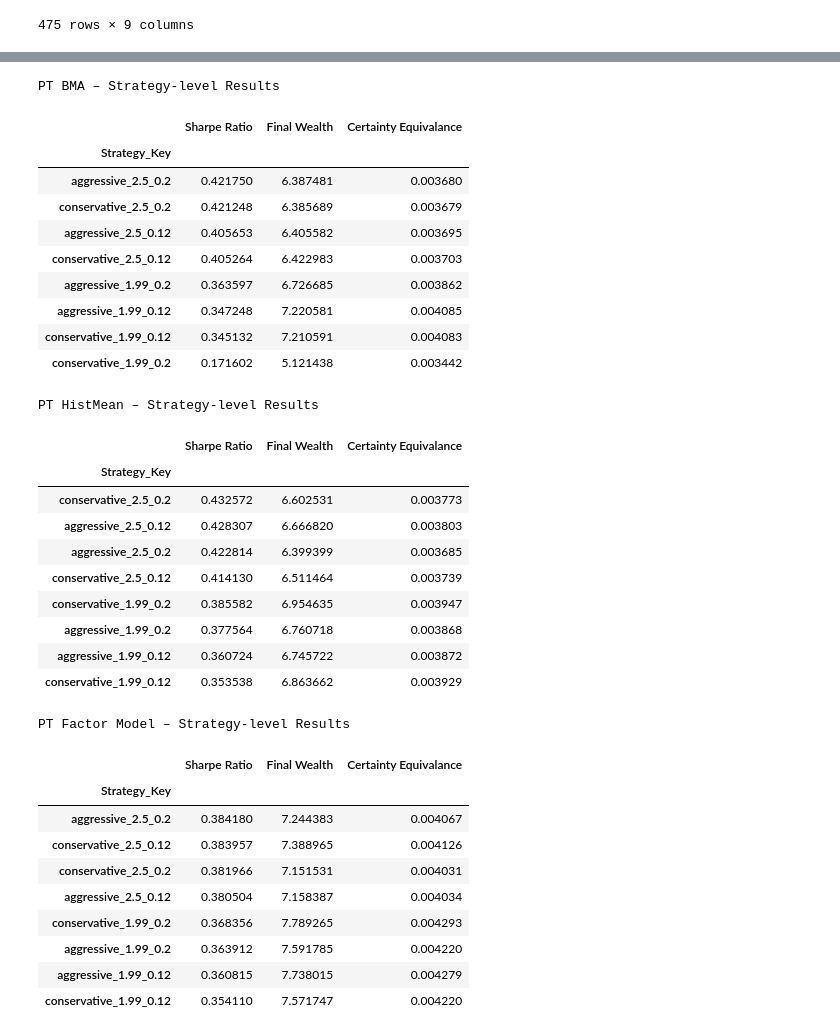
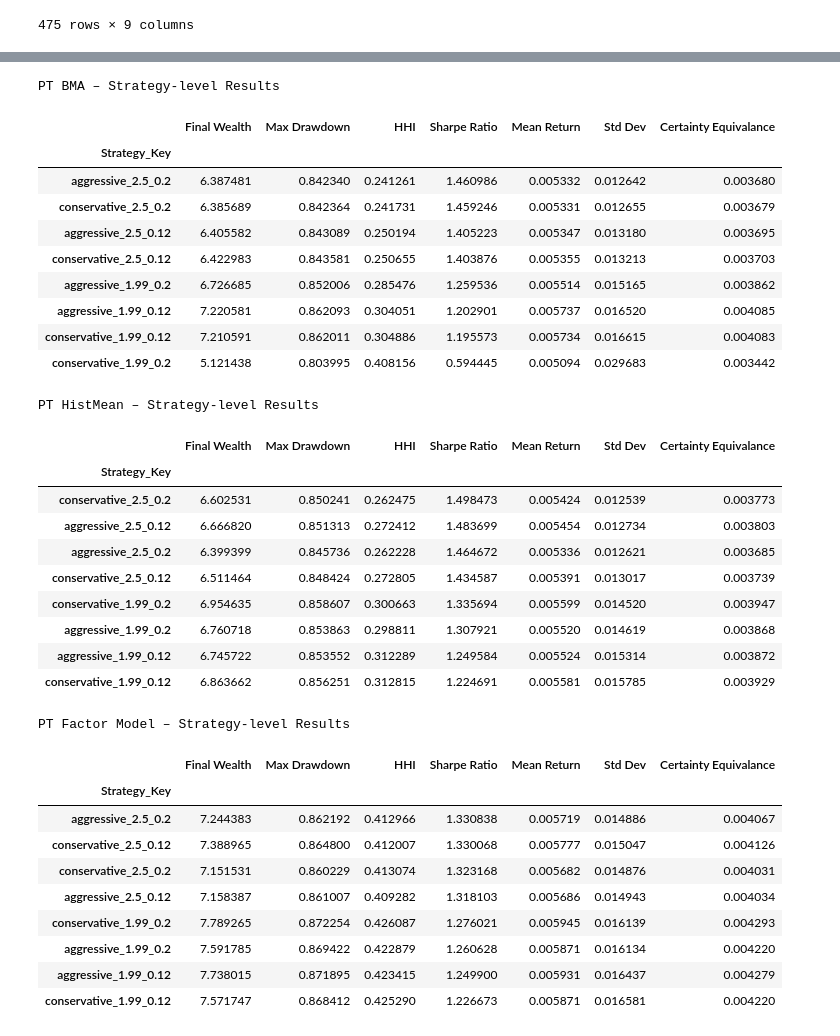
Before and after one commit to CheeseT99/speciale_repo, a Jupyter notebook: jupyternotebooks/results_pt_avg.ipynb, the cells around one changed output, grey strips where cells are left out. Saved outputs shown, nothing was run; the diff lists cells and outputs as text; code cells hidden in the pictures.

Commit message:
Uden certainty equivalance ting

```diff
--- a/jupyternotebooks/results_pt_avg.ipynb
+++ b/jupyternotebooks/results_pt_avg.ipynb
@@ -136,7 +136,7 @@ results_by_method = {
     "PT BMA":            results_bma,
     "PT HistMean":       results_hist,
     "PT Factor Model":  results_dict_factor_model,
-    "MVP benchmark":     results_mvp,
+    "MVP":     results_mvp,
     "MaxSharpe BMA":     results_bma_ms,
     "MaxSharpe HistMean": results_dict_max_sharpe,
     "Naive 1/N":         results_naive,
@@ -299,46 +320,55 @@ comparison_df
 # %%
 # --- Detailed PT method tables ------------------------------------
 pt_methods = ["PT BMA", "PT HistMean", "PT Factor Model"]
 for m in pt_methods:
     display(pd.DataFrame({
-        "Sharpe Ratio": comparison_df[comparison_df.Method == m]["Sharpe Ratio"],
         "Final Wealth": comparison_df[comparison_df.Method == m]["Final Wealth"],
+
+
+        "Max Drawdown": comparison_df[comparison_df.Method == m]["Max Drawdown"],
+        "HHI": comparison_df[comparison_df.Method == m]["HHI"],
+       "Sharpe Ratio": comparison_df[comparison_df.Method == m]["Sharpe Ratio"]*np.sqrt(12),
+        "Mean Return": comparison_df[comparison_df.Method == m]["Mean Return"],
+        "Std Dev": comparison_df[comparison_df.Method == m]["Std Dev"],
+
+
         "Certainty Equivalance": comparison_df[comparison_df.Method == m]["Certainty Equivalent"],
+    #   "HHI": comparison_df[comparison_df.Method == m]["HHI"],
     }).sort_values("Sharpe Ratio", ascending=False).style.set_caption(f"{m} – Strategy‑level Results"))
 # %% [output]
 PT BMA – Strategy‑level Results
-|  | Sharpe Ratio | Final Wealth | Certainty Equivalance |
-| Strategy_Key |  |  |  |
-| aggressive_2.5_0.2 | 0.421750 | 6.387481 | 0.003680 |
-| conservative_2.5_0.2 | 0.421248 | 6.385689 | 0.003679 |
-| aggressive_2.5_0.12 | 0.405653 | 6.405582 | 0.003695 |
-| conservative_2.5_0.12 | 0.405264 | 6.422983 | 0.003703 |
-| aggressive_1.99_0.2 | 0.363597 | 6.726685 | 0.003862 |
-| aggressive_1.99_0.12 | 0.347248 | 7.220581 | 0.004085 |
-| conservative_1.99_0.12 | 0.345132 | 7.210591 | 0.004083 |
-| conservative_1.99_0.2 | 0.171602 | 5.121438 | 0.003442 |
+|  | Final Wealth | Max Drawdown | HHI | Sharpe Ratio | Mean Return | Std Dev | Certainty Equivalance |
+| Strategy_Key |  |  |  |  |  |  |  |
+| aggressive_2.5_0.2 | 6.387481 | 0.842340 | 0.241261 | 1.460986 | 0.005332 | 0.012642 | 0.003680 |
+| conservative_2.5_0.2 | 6.385689 | 0.842364 | 0.241731 | 1.459246 | 0.005331 | 0.012655 | 0.003679 |
+| aggressive_2.5_0.12 | 6.405582 | 0.843089 | 0.250194 | 1.405223 | 0.005347 | 0.013180 | 0.003695 |
+| conservative_2.5_0.12 | 6.422983 | 0.843581 | 0.250655 | 1.403876 | 0.005355 | 0.013213 | 0.003703 |
+| aggressive_1.99_0.2 | 6.726685 | 0.852006 | 0.285476 | 1.259536 | 0.005514 | 0.015165 | 0.003862 |
+| aggressive_1.99_0.12 | 7.220581 | 0.862093 | 0.304051 | 1.202901 | 0.005737 | 0.016520 | 0.004085 |
+| conservative_1.99_0.12 | 7.210591 | 0.862011 | 0.304886 | 1.195573 | 0.005734 | 0.016615 | 0.004083 |
+| conservative_1.99_0.2 | 5.121438 | 0.803995 | 0.408156 | 0.594445 | 0.005094 | 0.029683 | 0.003442 |
 PT HistMean – Strategy‑level Results
-|  | Sharpe Ratio | Final Wealth | Certainty Equivalance |
-| Strategy_Key |  |  |  |
-| conservative_2.5_0.2 | 0.432572 | 6.602531 | 0.003773 |
-| aggressive_2.5_0.12 | 0.428307 | 6.666820 | 0.003803 |
-| aggressive_2.5_0.2 | 0.422814 | 6.399399 | 0.003685 |
-| conservative_2.5_0.12 | 0.414130 | 6.511464 | 0.003739 |
-| conservative_1.99_0.2 | 0.385582 | 6.954635 | 0.003947 |
-| aggressive_1.99_0.2 | 0.377564 | 6.760718 | 0.003868 |
-| aggressive_1.99_0.12 | 0.360724 | 6.745722 | 0.003872 |
-| conservative_1.99_0.12 | 0.353538 | 6.863662 | 0.003929 |
+|  | Final Wealth | Max Drawdown | HHI | Sharpe Ratio | Mean Return | Std Dev | Certainty Equivalance |
+| Strategy_Key |  |  |  |  |  |  |  |
+| conservative_2.5_0.2 | 6.602531 | 0.850241 | 0.262475 | 1.498473 | 0.005424 | 0.012539 | 0.003773 |
+| aggressive_2.5_0.12 | 6.666820 | 0.851313 | 0.272412 | 1.483699 | 0.005454 | 0.012734 | 0.003803 |
+| aggressive_2.5_0.2 | 6.399399 | 0.845736 | 0.262228 | 1.464672 | 0.005336 | 0.012621 | 0.003685 |
+| conservative_2.5_0.12 | 6.511464 | 0.848424 | 0.272805 | 1.434587 | 0.005391 | 0.013017 | 0.003739 |
+| conservative_1.99_0.2 | 6.954635 | 0.858607 | 0.300663 | 1.335694 | 0.005599 | 0.014520 | 0.003947 |
+| aggressive_1.99_0.2 | 6.760718 | 0.853863 | 0.298811 | 1.307921 | 0.005520 | 0.014619 | 0.003868 |
+| aggressive_1.99_0.12 | 6.745722 | 0.853552 | 0.312289 | 1.249584 | 0.005524 | 0.015314 | 0.003872 |
+| conservative_1.99_0.12 | 6.863662 | 0.856251 | 0.312815 | 1.224691 | 0.005581 | 0.015785 | 0.003929 |
 PT Factor Model – Strategy‑level Results
-|  | Sharpe Ratio | Final Wealth | Certainty Equivalance |
-| Strategy_Key |  |  |  |
-| aggressive_2.5_0.2 | 0.384180 | 7.244383 | 0.004067 |
-| conservative_2.5_0.12 | 0.383957 | 7.388965 | 0.004126 |
-| conservative_2.5_0.2 | 0.381966 | 7.151531 | 0.004031 |
-| aggressive_2.5_0.12 | 0.380504 | 7.158387 | 0.004034 |
-| conservative_1.99_0.2 | 0.368356 | 7.789265 | 0.004293 |
-| aggressive_1.99_0.2 | 0.363912 | 7.591785 | 0.004220 |
-| aggressive_1.99_0.12 | 0.360815 | 7.738015 | 0.004279 |
-| conservative_1.99_0.12 | 0.354110 | 7.571747 | 0.004220 |
+|  | Final Wealth | Max Drawdown | HHI | Sharpe Ratio | Mean Return | Std Dev | Certainty Equivalance |
+| Strategy_Key |  |  |  |  |  |  |  |
+| aggressive_2.5_0.2 | 7.244383 | 0.862192 | 0.412966 | 1.330838 | 0.005719 | 0.014886 | 0.004067 |
+| conservative_2.5_0.12 | 7.388965 | 0.864800 | 0.412007 | 1.330068 | 0.005777 | 0.015047 | 0.004126 |
+| conservative_2.5_0.2 | 7.151531 | 0.860229 | 0.413074 | 1.323168 | 0.005682 | 0.014876 | 0.004031 |
+| aggressive_2.5_0.12 | 7.158387 | 0.861007 | 0.409282 | 1.318103 | 0.005686 | 0.014943 | 0.004034 |
+| conservative_1.99_0.2 | 7.789265 | 0.872254 | 0.426087 | 1.276021 | 0.005945 | 0.016139 | 0.004293 |
+| aggressive_1.99_0.2 | 7.591785 | 0.869422 | 0.422879 | 1.260628 | 0.005871 | 0.016134 | 0.004220 |
+| aggressive_1.99_0.12 | 7.738015 | 0.871895 | 0.423415 | 1.249900 | 0.005931 | 0.016437 | 0.004279 |
+| conservative_1.99_0.12 | 7.571747 | 0.868412 | 0.425290 | 1.226673 | 0.005871 | 0.016581 | 0.004220 |
 # %%
 # --- Average cumulative net‑return comparison ---------------------
 cum_net_df = pd.DataFrame({m: mean_cumulative(r) for m, r in results_by_method.items()})
```
Also changed, not shown: parts of 14 cells of this notebook, 3 other files.
